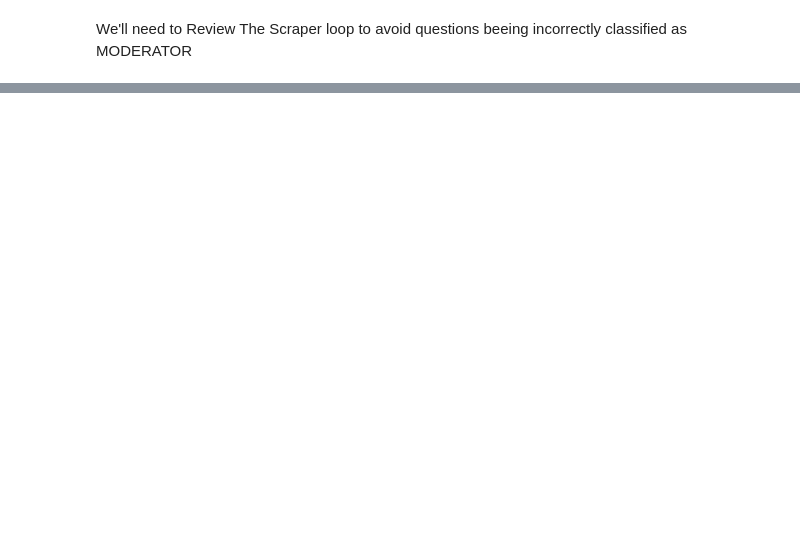
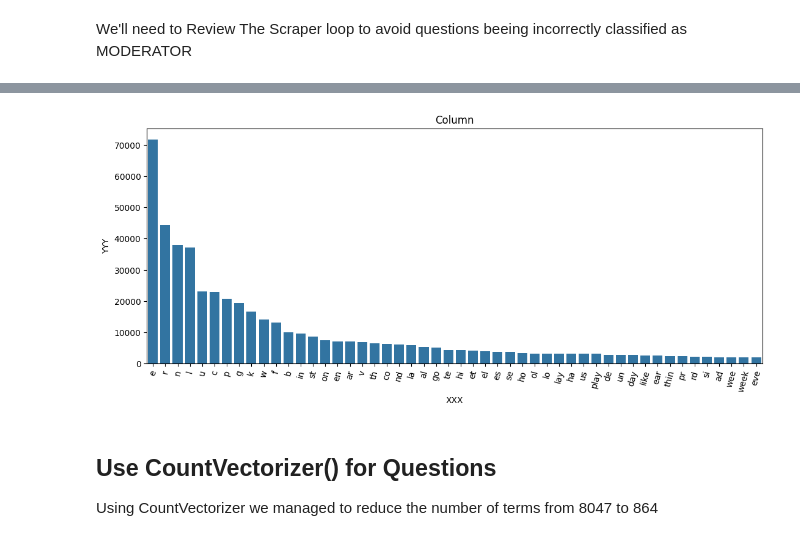
Before and after one commit to mgallon235/pga_liv, a Jupyter notebook: Preprocessor.ipynb, the cells around one changed output, grey strips where cells are left out. Drawn from its saved outputs; the diff is of its cells as text; code cells hidden in the pictures; blank space fills up the shorter version.

```diff
--- a/Preprocessor.ipynb
+++ b/Preprocessor.ipynb
@@ -65,0 +715,18 @@ Name: question, Length: 19352, dtype: object
+# %%
+merged_term_appearances = merged_term_appearances.sort_values(by='0freq',ascending=False)
+
+#Plotting variables with many unique values
+
+# Create a bar plot
+plt.figure(figsize=(13, 5))
+sns.barplot(data=merged_term_appearances.head(50), x='index', y='0freq')
+plt.xticks(rotation=75)
+plt.title('Column')
+plt.xlabel('XXX')
+plt.ylabel('YYY')
+plt.show()
+# %% [output]
+[figure, added]
+# %% [markdown]
+## Use CountVectorizer() for Questions
+Using CountVectorizer we managed to reduce the number of terms from 8047 to 864
```
Also changed, not shown: parts of 82 cells of this notebook, 3 other files.
